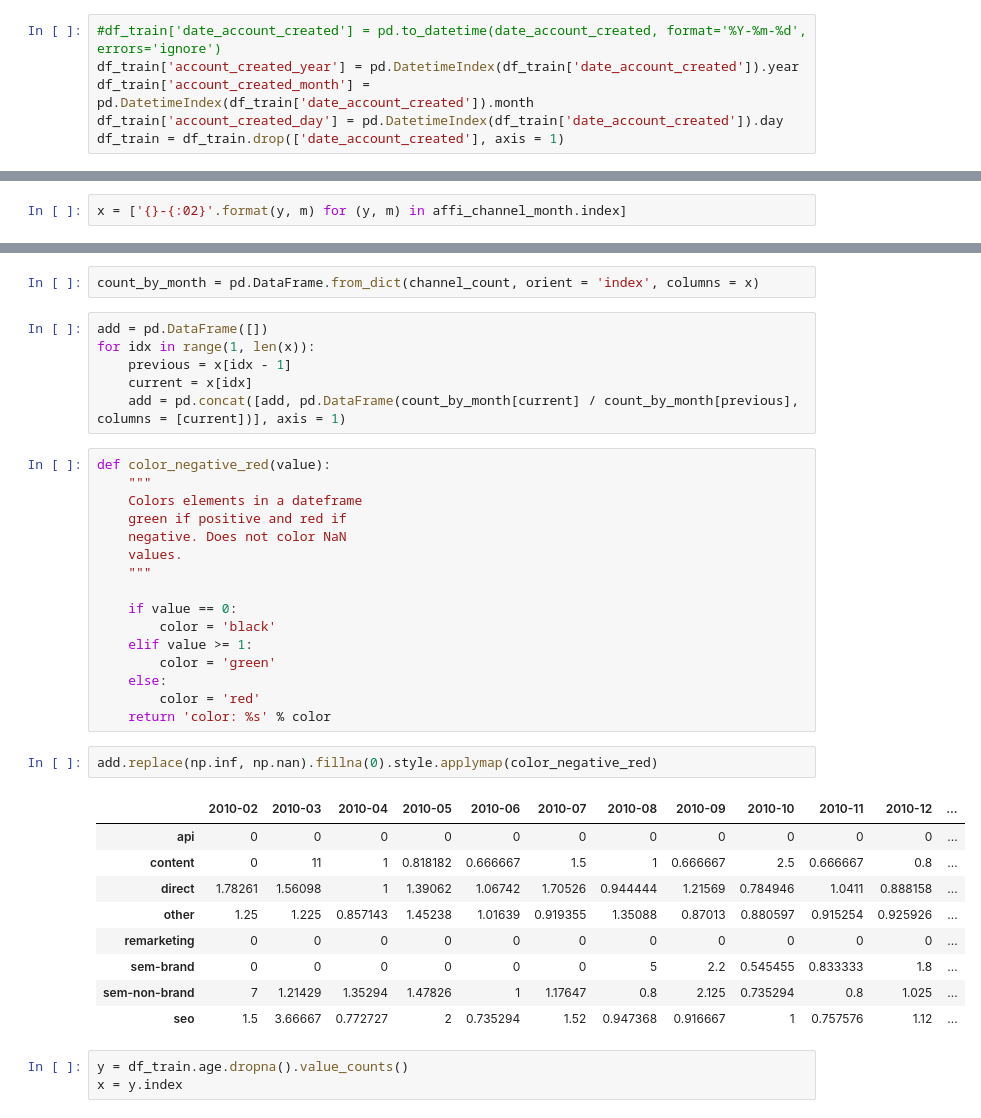
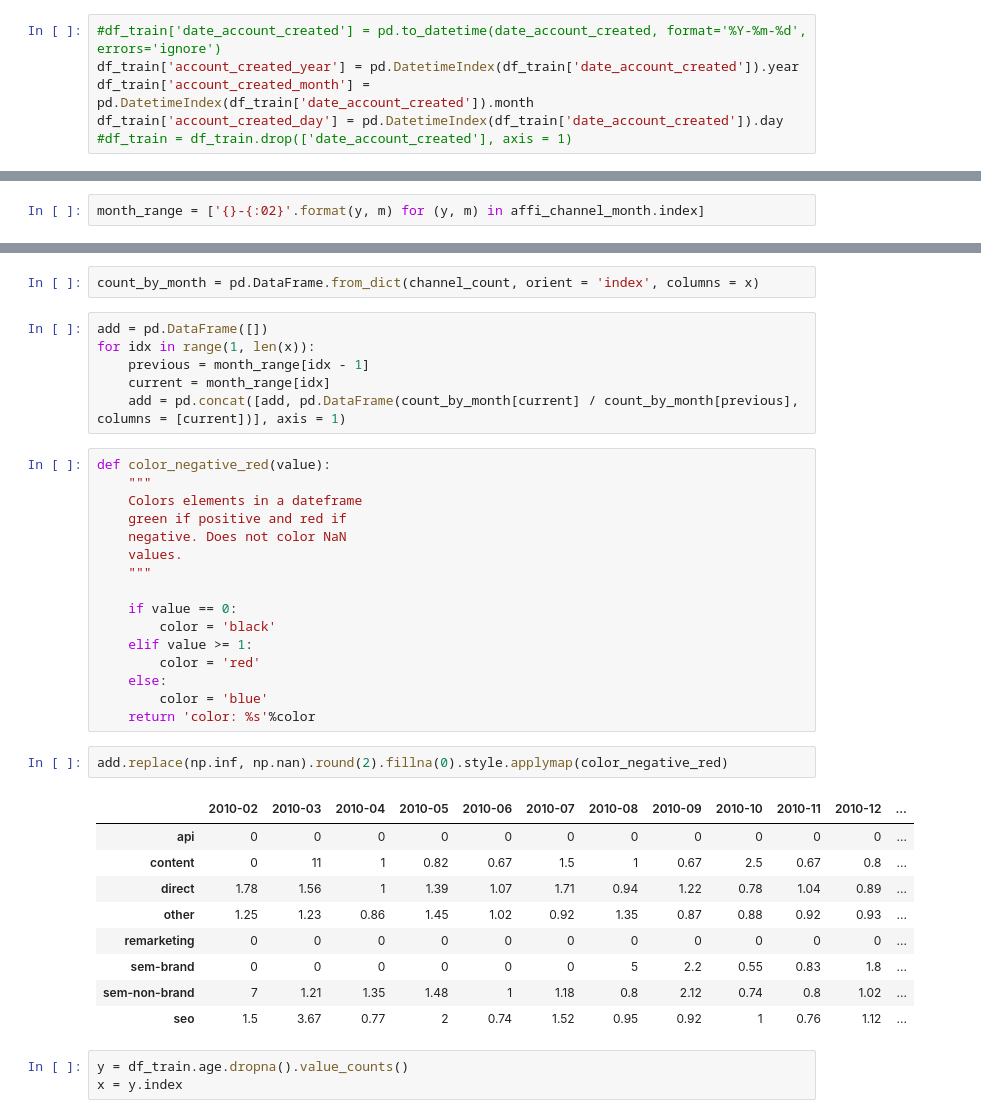
Before and after one commit to seonnyseo/data_analysis, a Jupyter notebook: airbnb_recruiting_new_user_bookings/notebook/eda.ipynb, the cells around one changed output, grey strips where cells are left out. Saved outputs shown, nothing was run; the diff lists cells and outputs as text.

```diff
--- a/airbnb_recruiting_new_user_bookings/notebook/eda.ipynb
+++ b/airbnb_recruiting_new_user_bookings/notebook/eda.ipynb
@@ -45,7 +45,7 @@ DatetimeIndex
 df_train['account_created_year'] = pd.DatetimeIndex(df_train['date_account_created']).year
 df_train['account_created_month'] = pd.DatetimeIndex(df_train['date_account_created']).month
 df_train['account_created_day'] = pd.DatetimeIndex(df_train['date_account_created']).day
-df_train = df_train.drop(['date_account_created'], axis = 1)
+#df_train = df_train.drop(['date_account_created'], axis = 1)
 # %%
 y = df_train.groupby('account_created_year').size()
 x = y.index
@@ -123,7 +123,7 @@ array(['direct', 'seo', 'other', 'sem-non-brand', 'content', 'sem-brand',
 affi_channel_month = df_train.groupby(['account_created_year', 'account_created_month','affiliate_channel']).size().unstack()
 affi_channel_month = affi_channel_month.fillna(0)
 # %%
-x = ['{}-{:02}'.format(y, m) for (y, m) in affi_channel_month.index]
+month_range = ['{}-{:02}'.format(y, m) for (y, m) in affi_channel_month.index]
 # %%
 channel_count = defaultdict(list)
 for channel in affi_channel_month.columns:
@@ -143,8 +144,8 @@ count_by_month = pd.DataFrame.from_dict(channel_count, orient = 'index', columns
 # %%
 add = pd.DataFrame([])
 for idx in range(1, len(x)):
-    previous = x[idx - 1]
-    current = x[idx]
+    previous = month_range[idx - 1]
+    current = month_range[idx]
     add = pd.concat([add, pd.DataFrame(count_by_month[current] / count_by_month[previous], columns = [current])], axis = 1)
 # %%
 def color_negative_red(value):
@@ -158,22 +159,22 @@ def color_negative_red(value):
     if value == 0:
         color = 'black'
     elif value >= 1:
-        color = 'green'
+        color = 'red'
     else:
-        color = 'red'
-    return 'color: %s' % color
+        color = 'blue'
+    return 'color: %s'%color
 # %%
-add.replace(np.inf, np.nan).fillna(0).style.applymap(color_negative_red)
+add.replace(np.inf, np.nan).round(2).fillna(0).style.applymap(color_negative_red)
 # %% [output]
 |  | 2010-02 | 2010-03 | 2010-04 | 2010-05 | 2010-06 | 2010-07 | 2010-08 | 2010-09 | 2010-10 | 2010-11 | 2010-12 | ... |
 | api | 0 | 0 | 0 | 0 | 0 | 0 | 0 | 0 | 0 | 0 | 0 | ... |
-| content | 0 | 11 | 1 | 0.818182 | 0.666667 | 1.5 | 1 | 0.666667 | 2.5 | 0.666667 | 0.8 | ... |
-| direct | 1.78261 | 1.56098 | 1 | 1.39062 | 1.06742 | 1.70526 | 0.944444 | 1.21569 | 0.784946 | 1.0411 | 0.888158 | ... |
-| other | 1.25 | 1.225 | 0.857143 | 1.45238 | 1.01639 | 0.919355 | 1.35088 | 0.87013 | 0.880597 | 0.915254 | 0.925926 | ... |
+| content | 0 | 11 | 1 | 0.82 | 0.67 | 1.5 | 1 | 0.67 | 2.5 | 0.67 | 0.8 | ... |
+| direct | 1.78 | 1.56 | 1 | 1.39 | 1.07 | 1.71 | 0.94 | 1.22 | 0.78 | 1.04 | 0.89 | ... |
+| other | 1.25 | 1.23 | 0.86 | 1.45 | 1.02 | 0.92 | 1.35 | 0.87 | 0.88 | 0.92 | 0.93 | ... |
 | remarketing | 0 | 0 | 0 | 0 | 0 | 0 | 0 | 0 | 0 | 0 | 0 | ... |
-| sem-brand | 0 | 0 | 0 | 0 | 0 | 0 | 5 | 2.2 | 0.545455 | 0.833333 | 1.8 | ... |
-| sem-non-brand | 7 | 1.21429 | 1.35294 | 1.47826 | 1 | 1.17647 | 0.8 | 2.125 | 0.735294 | 0.8 | 1.025 | ... |
-| seo | 1.5 | 3.66667 | 0.772727 | 2 | 0.735294 | 1.52 | 0.947368 | 0.916667 | 1 | 0.757576 | 1.12 | ... |
+| sem-brand | 0 | 0 | 0 | 0 | 0 | 0 | 5 | 2.2 | 0.55 | 0.83 | 1.8 | ... |
+| sem-non-brand | 7 | 1.21 | 1.35 | 1.48 | 1 | 1.18 | 0.8 | 2.12 | 0.74 | 0.8 | 1.02 | ... |
+| seo | 1.5 | 3.67 | 0.77 | 2 | 0.74 | 1.52 | 0.95 | 0.92 | 1 | 0.76 | 1.12 | ... |
 # %%
 y = df_train.age.dropna().value_counts()
 x = y.index
```
Also changed, not shown: parts of 20 cells of this notebook.
